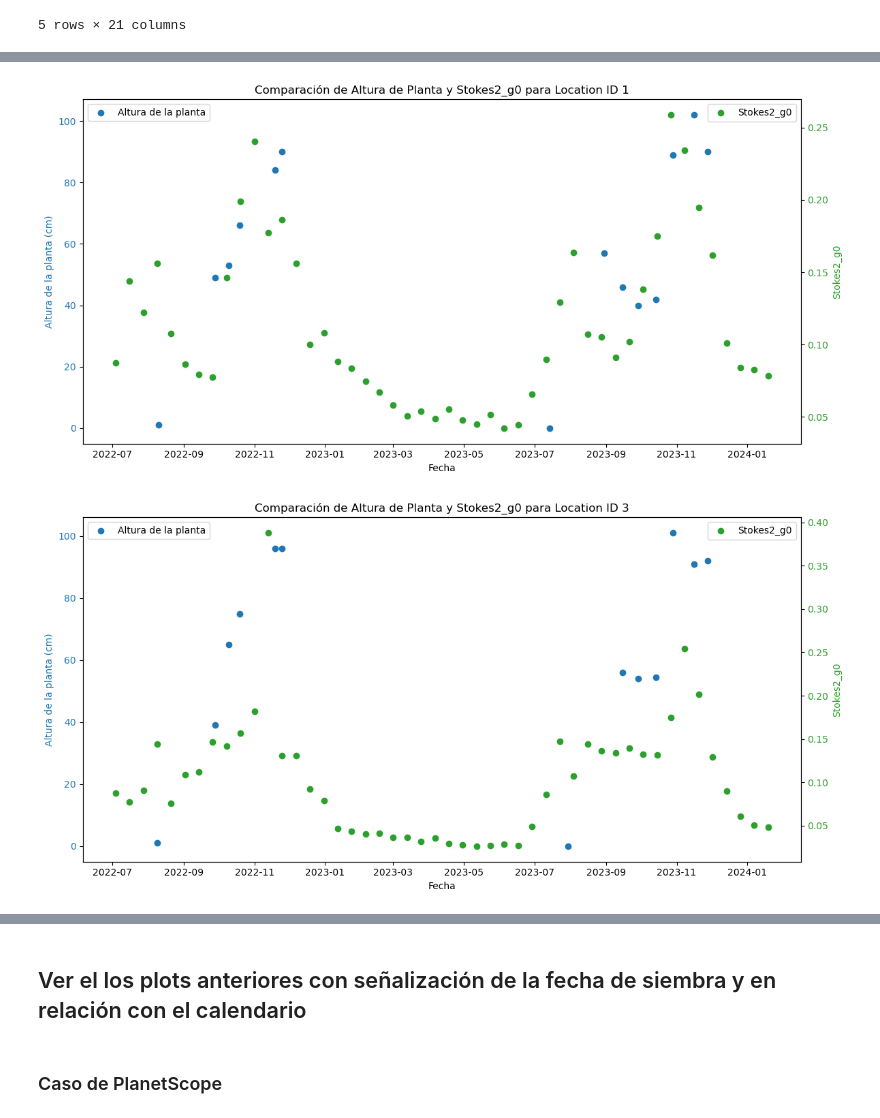
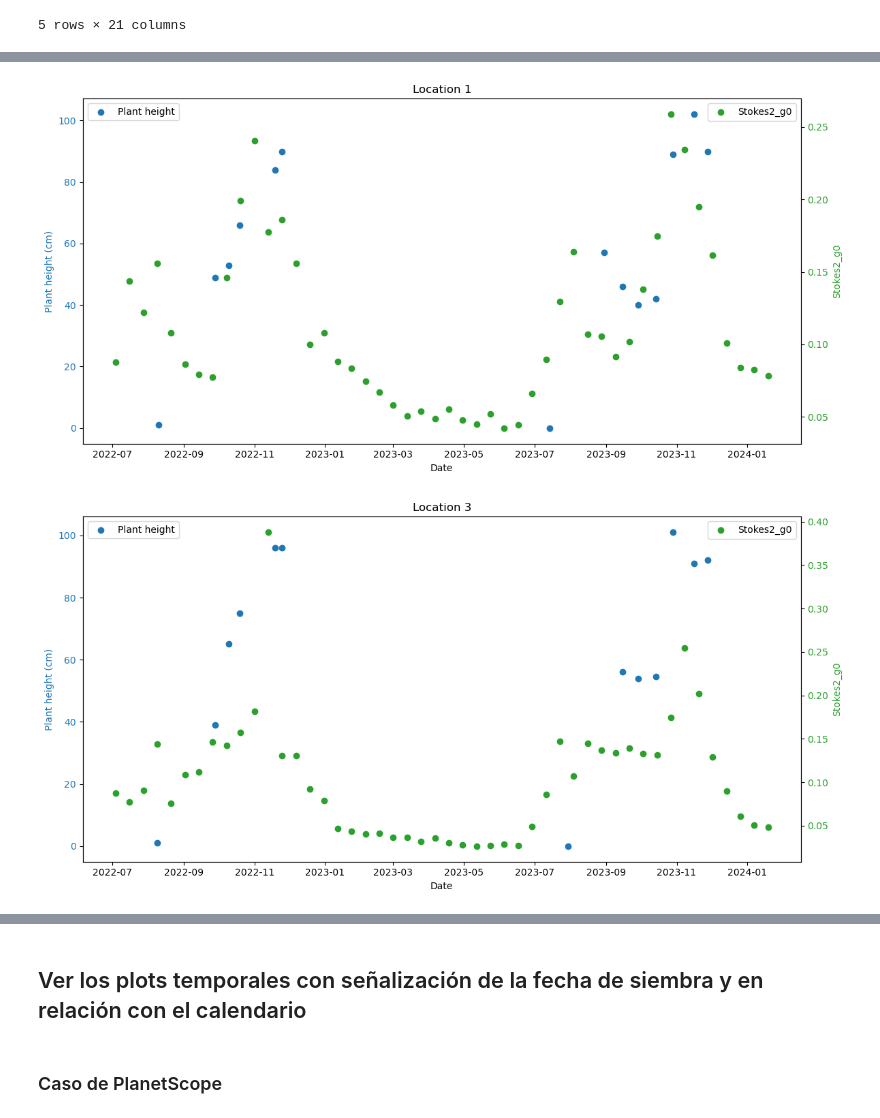
Before and after one commit to Emmanuel461/TF_Rice, a Jupyter notebook: Codes/4.Basic_observation_of_SAR_Optic_extraction.ipynb, the cells around one changed output, grey strips where cells are left out. Drawn from its saved outputs; the diff is of its cells as text; code cells hidden in the pictures.

```diff
--- a/Codes/4.Basic_observation_of_SAR_Optic_extraction.ipynb
+++ b/Codes/4.Basic_observation_of_SAR_Optic_extraction.ipynb
@@ -124,9 +124,9 @@ for loc_id in location_ids:
     fig, ax1 = plt.subplots(figsize=(12, 6))
 
     # Eje Y izquierdo: altura de la planta
-    ax1.set_xlabel('Fecha')
-    ax1.set_ylabel('Altura de la planta (cm)', color='tab:blue')
-    ax1.scatter(crop_data_loc['fecha_medicion'], crop_data_loc['altura_planta'], color='tab:blue', label='Altura de la planta')
+    ax1.set_xlabel('Date')
+    ax1.set_ylabel('Plant height (cm)', color='tab:blue')
+    ax1.scatter(crop_data_loc['fecha_medicion'], crop_data_loc['altura_planta'], color='tab:blue', label='Plant height (cm)')
     ax1.tick_params(axis='y', labelcolor='tab:blue')
 
     # Eje Y derecho: NDVI
@@ -138,7 +138,7 @@ for loc_id in location_ids:
     ax2.legend(loc='upper right')
 
     # Añadir títulos y leyendas
-    plt.title(f'Comparación de Altura de Planta y NDVI para Location ID {loc_id}')
+    plt.title(f'Location {loc_id}')
     fig.tight_layout()
 
     # Mostrar la figura
@@ -179,34 +179,34 @@ crop_data.head()
 # %%
 # Crear gráficos por separado para cada location_id
 for loc_id in location_ids:
     # Filtrar los datos por location_id
     crop_data_loc = crop_data[crop_data['location_id'] == loc_id]
     SAR_data_loc = SAR_data.copy()
     SAR_data_loc = SAR_data_loc[SAR_data_loc['location_id']== loc_id]
 
     # Crear la figura y los ejes
     fig, ax1 = plt.subplots(figsize=(12, 6))
 
     # Eje Y izquierdo: altura de la planta
-    ax1.set_xlabel('Fecha')
-    ax1.set_ylabel('Altura de la planta (cm)', color='tab:blue')
-    ax1.scatter(crop_data_loc['fecha_medicion'], crop_data_loc['altura_planta'], color='tab:blue', label='Altura de la planta')
+    ax1.set_xlabel('Date')
+    ax1.set_ylabel('Plant height (cm)', color='tab:blue')
+    ax1.scatter(crop_data_loc['fecha_medicion'], crop_data_loc['altura_planta'], color='tab:blue', label='Plant height')
     ax1.tick_params(axis='y', labelcolor='tab:blue')
 
     # Eje Y derecho:
     ax2 = ax1.twinx()
     ax2.set_ylabel('Stokes2_g0', color='tab:green')
     ax2.scatter(SAR_data_loc['image_date'], SAR_data_loc['Stokes2_g0'], color='tab:green', label='Stokes2_g0')
     ax2.tick_params(axis='y', labelcolor='tab:green')
     ax1.legend(loc='upper left')  # Leyenda para el eje izquierdo
     ax2.legend(loc='upper right')
 
     # Añadir títulos y leyendas
-    plt.title(f'Comparación de Altura de Planta y Stokes2_g0 para Location ID {loc_id}')
+    plt.title(f'Location {loc_id}')
     fig.tight_layout()
 
     # Mostrar la figura
     plt.show()
 # %% [output]
-[figure, old version]
+[figure, new version]
-[figure, old version]
+[figure, new version]
@@ -216,5 +216,5 @@ for loc_id in location_ids:
 # %% [markdown]
-## Ver el los plots anteriores con señalización de la fecha de siembra y en relación con el calendario
+## Ver los plots temporales con señalización de la fecha de siembra y en relación con el calendario
 # %% [markdown]
 ### Caso de PlanetScope
 # %%
```
Also changed, not shown: parts of 20 cells of this notebook, 2 other files.
